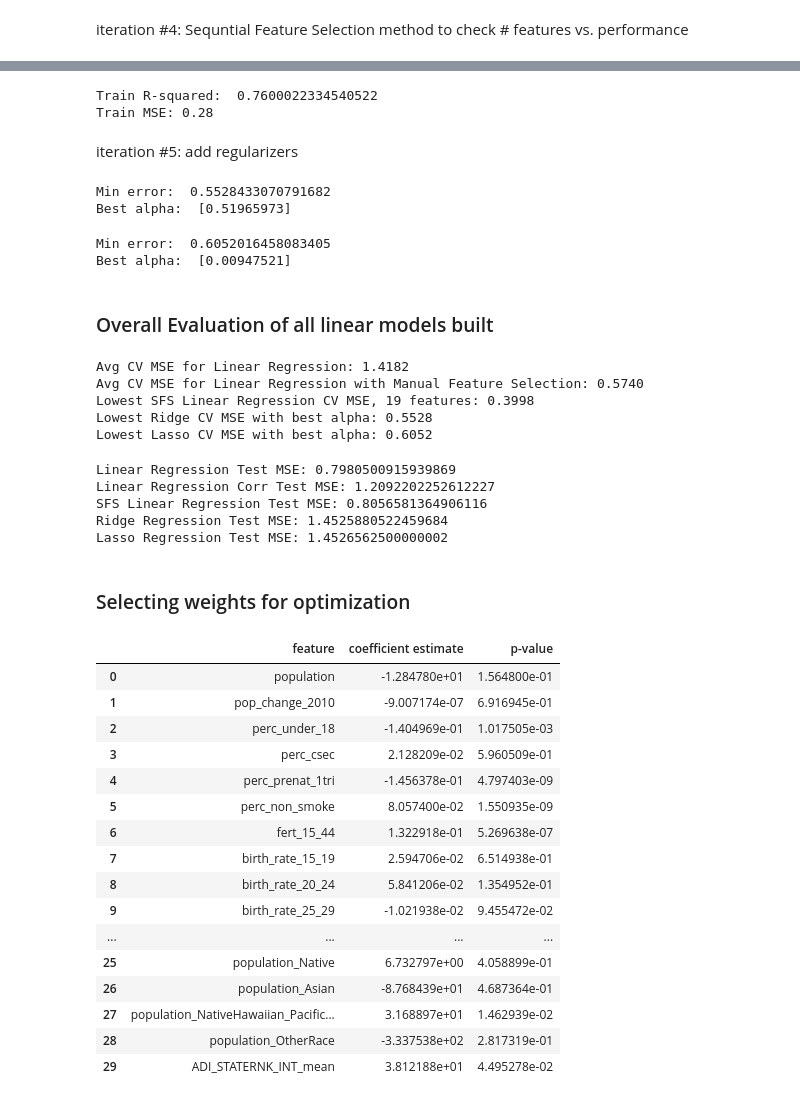
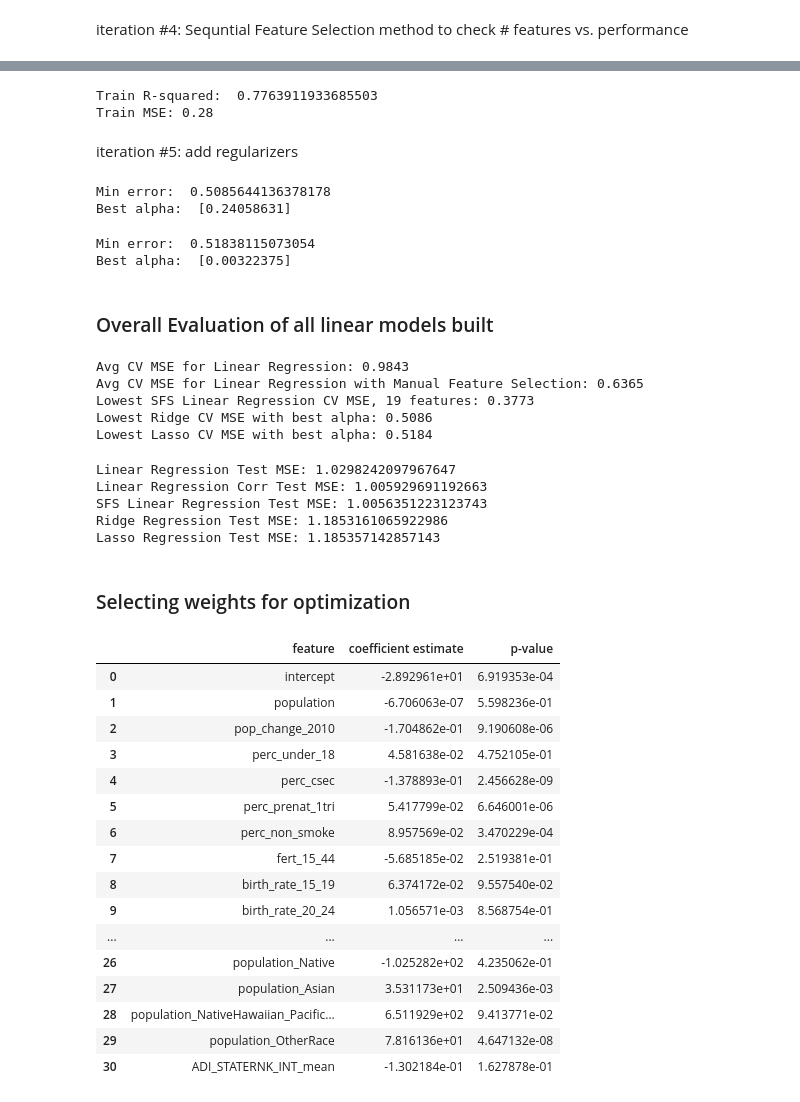
Before and after one commit to cleung-2/dabp_final, a Jupyter notebook: LinearRegression.ipynb, the cells around one changed output, grey strips where cells are left out. Cells and saved outputs as stored; diff of their text form; code cells hidden in the pictures.

```diff
--- a/LinearRegression.ipynb
+++ b/LinearRegression.ipynb
@@ -106,10 +106,10 @@ Linear Regression CV error: 1.4182110738511904
 # %% [markdown]
 iteration #2: dropped less correlated variables
 # %%
-X_train_corr  = X_train.drop(columns = ['population', 'population_White', 'perc_non_smoke', 'population_Black', 'population_Native', 'population_Asian', 'population_NativeHawaiian_PacificIslander', 'population_OtherRace', 'beds_per_1000', 'gono_per_100000',
-                                        'chlam_per_100000', 'birth_rate_15_19', 'birth_rate_20_24', 'birth_rate_25_29', 'birth_rate_30_34', 'birth_date_35_39', 'birth_rate_40_44', 'pop_change_2010', 'inpatient_occupancy_rate'])
-X_test_corr  = X_test.drop(columns = ['population', 'population_White', 'perc_non_smoke', 'population_Black', 'population_Native', 'population_Asian', 'population_NativeHawaiian_PacificIslander', 'population_OtherRace', 'beds_per_1000', 'gono_per_100000',
-                                        'chlam_per_100000', 'pop_change_2010','birth_rate_15_19', 'birth_rate_20_24', 'birth_rate_25_29', 'birth_rate_30_34', 'birth_date_35_39', 'birth_rate_40_44', 'inpatient_occupancy_rate'])
+X_train_corr  = X_train.drop(columns = ['population', 'perc_non_smoke', 'population_Black', 'population_Asian', 'population_OtherRace', 'beds_per_1000', 'gono_per_100000',
+                                        'chlam_per_100000', 'birth_rate_15_19', 'birth_rate_20_24', 'birth_rate_25_29', 'pop_change_2010', 'inpatient_occupancy_rate', 'ADI_STATERNK_INT_mean'])
+X_test_corr  = X_test.drop(columns = ['population', 'perc_non_smoke', 'population_Black', 'population_Asian', 'population_OtherRace', 'beds_per_1000', 'gono_per_100000',
+                                        'chlam_per_100000', 'pop_change_2010','birth_rate_15_19', 'birth_rate_20_24', 'birth_rate_25_29', 'inpatient_occupancy_rate', 'ADI_STATERNK_INT_mean'])
 
 lm = LinearRegression() #creating linear regression object
 lm.fit(X_train_corr, y_train) #fitting train data to model
@@ -211,15 +211,15 @@ plt.show() #showing plot
 # %%
 # selected based on SFS
-X_train_fs = X_train[['perc_csec', 'perc_prenat_1tri', 'birth_rate_15_19', 'birth_rate_20_24', 'birth_rate_25_29', 'birth_rate_30_34', 'birth_date_35_39', 'gono_per_100000', 'perc_smoker', 'hiv_tested', 'perc_no_healthins', 'perc_obese', 'beds_per_1000', 'population_White', 'population_Black', 'population_Native', 'population_Asian', 'population_OtherRace', 'ADI_STATERNK_INT_mean']]
+X_train_fs = X_train[['perc_under_18', 'perc_csec', 'perc_prenat_1tri', 'birth_rate_30_34', 'all_cause_death', 'perc_smoker', 'hiv_tested', 'perc_no_healthins', 'perc_obese', 'population_Native', 'population_Asian', 'population_OtherRace', 'ADI_STATERNK_INT_mean']]
 
-X_test_fs = X_test[['perc_csec', 'perc_prenat_1tri', 'birth_rate_15_19', 'birth_rate_20_24', 'birth_rate_25_29', 'birth_rate_30_34', 'birth_date_35_39', 'gono_per_100000', 'perc_smoker', 'hiv_tested', 'perc_no_healthins', 'perc_obese', 'beds_per_1000', 'population_White', 'population_Black', 'population_Native', 'population_Asian', 'population_OtherRace', 'ADI_STATERNK_INT_mean']]
+X_test_fs = X_test[['perc_under_18', 'perc_csec', 'perc_prenat_1tri', 'birth_rate_30_34', 'all_cause_death', 'perc_smoker', 'hiv_tested', 'perc_no_healthins', 'perc_obese', 'population_Native', 'population_Asian', 'population_OtherRace', 'ADI_STATERNK_INT_mean']]
 # %%
 lm = LinearRegression() #creating linear regression object
 lm.fit(X_train_fs, y_train) #fitting train data to model
 print("Train R-squared: ", lm.score(X_train_fs, y_train)) #getting train model R-squared
 print("Train MSE: %.2f"% mean_squared_error(y_train, lm.predict(X_train_fs))) #getting MSE for train data
 # %% [output]
-Train R-squared:  0.7600022334540522
+Train R-squared:  0.7763911933685503
 Train MSE: 0.28
 # %% [markdown]
 iteration #5: add regularizers
@@ -247,8 +247,8 @@ ridge_ME = np.min(errors) #storing min error for model selection later
 index_ME = (np.where(errors == np.min(errors))[0]) #storing index for min CV error to get best alpha
 print("Best alpha: ", alphas[index_ME]) #printing best alpha
 # %% [output]
-Min error:  0.5528433070791682
-Best alpha:  [0.51965973]
+Min error:  0.5085644136378178
+Best alpha:  [0.24058631]
 # %%
 model_lasso = Lasso(normalize=True, max_iter = 100000) #creating lasso model object
 errors_lasso = [] #empty list to store errors
@@ -270,8 +270,8 @@ lasso_index_ME = (np.where(errors_lasso == np.min(errors_lasso))[0])
 #storing index of min error to get best alpha
 print("Best alpha: ", alphas[lasso_index_ME]) #getting best alpha using index stored in line above
 # %% [output]
-Min error:  0.6052016458083405
-Best alpha:  [0.00947521]
+Min error:  0.51838115073054
+Best alpha:  [0.00322375]
 # %% [markdown]
 ### Overall Evaluation of all linear models built
 # %%
@@ -281,11 +281,11 @@ print('Lowest SFS Linear Regression CV MSE, 19 features: %.4f'% MSE_LR)
 print('Lowest Ridge CV MSE with best alpha: %.4f'% ridge_ME)
 print('Lowest Lasso CV MSE with best alpha: %.4f'% lasso_ME)
 # %% [output]
-Avg CV MSE for Linear Regression: 1.4182
-Avg CV MSE for Linear Regression with Manual Feature Selection: 0.5740
-Lowest SFS Linear Regression CV MSE, 19 features: 0.3998
-Lowest Ridge CV MSE with best alpha: 0.5528
-Lowest Lasso CV MSE with best alpha: 0.6052
+Avg CV MSE for Linear Regression: 0.9843
+Avg CV MSE for Linear Regression with Manual Feature Selection: 0.6365
+Lowest SFS Linear Regression CV MSE, 19 features: 0.3773
+Lowest Ridge CV MSE with best alpha: 0.5086
+Lowest Lasso CV MSE with best alpha: 0.5184
 # %%
 lm = LinearRegression() #create linear reg object
 lm.fit(X_train, y_train) #fitting to training data
@@ -300,7 +300,7 @@ lm_corr_test_MSE = mean_squared_error(lm_model_pred_y, y_test) #get test MSE
 print("Linear Regression Corr Test MSE:", lm_corr_test_MSE)
 
 sfs = SequentialFeatureSelector(model,
-                                n_features_to_select = 19,
+                                n_features_to_select = 13,
                                 direction="forward",
                                 scoring='neg_mean_squared_error',
                                 cv=10) #create SFS using n=17
@@ -322,11 +322,11 @@ y_pred = model_lasso.predict(X_test) #predict y using x test data
 MSE_test_lasso = mean_squared_error(y_test, y_pred) #get test MSE
 print("Lasso Regression Test MSE:", MSE_test_lasso)
 # %% [output]
-Linear Regression Test MSE: 0.7980500915939869
-Linear Regression Corr Test MSE: 1.2092202252612227
-SFS Linear Regression Test MSE: 0.8056581364906116
-Ridge Regression Test MSE: 1.4525880522459684
-Lasso Regression Test MSE: 1.4526562500000002
+Linear Regression Test MSE: 1.0298242097967647
+Linear Regression Corr Test MSE: 1.005929691192663
+SFS Linear Regression Test MSE: 1.0056351223123743
+Ridge Regression Test MSE: 1.1853161065922986
+Lasso Regression Test MSE: 1.185357142857143
 # %% [markdown]
 ### Selecting weights for optimization
 # %%
@@ -336,31 +336,35 @@ import itertools
 # %%
 lm = LinearRegression()
 lm.fit(X_train, y_train)
 
 coefs = []
 coefs.append(lm.intercept_)
+feature_names = ['intercept']
+for col in X_train.columns:
+    feature_names.append(col)
 for coef in lm.coef_:
     coefs.append(coef)
 
-pd.DataFrame(zip(X_train.columns, coefs, stats.coef_pval(lm, X_train, y_train)), columns = ['feature', 'coefficient estimate', 'p-value'])
+results = pd.DataFrame(zip(feature_names, coefs, stats.coef_pval(lm, X_train, y_train)), columns = ['feature', 'coefficient estimate', 'p-value'])
+results
 # %% [output]
 |  | feature | coefficient estimate | p-value |
-| 0 | population | -1.284780e+01 | 1.564800e-01 |
-| 1 | pop_change_2010 | -9.007174e-07 | 6.916945e-01 |
-| 2 | perc_under_18 | -1.404969e-01 | 1.017505e-03 |
-| 3 | perc_csec | 2.128209e-02 | 5.960509e-01 |
-| 4 | perc_prenat_1tri | -1.456378e-01 | 4.797403e-09 |
-| 5 | perc_non_smoke | 8.057400e-02 | 1.550935e-09 |
-| 6 | fert_15_44 | 1.322918e-01 | 5.269638e-07 |
-| 7 | birth_rate_15_19 | 2.594706e-02 | 6.514938e-01 |
-| 8 | birth_rate_20_24 | 5.841206e-02 | 1.354952e-01 |
-| 9 | birth_rate_25_29 | -1.021938e-02 | 9.455472e-02 |
+| 0 | intercept | -2.892961e+01 | 6.919353e-04 |
+| 1 | population | -6.706063e-07 | 5.598236e-01 |
+| 2 | pop_change_2010 | -1.704862e-01 | 9.190608e-06 |
+| 3 | perc_under_18 | 4.581638e-02 | 4.752105e-01 |
+| 4 | perc_csec | -1.378893e-01 | 2.456628e-09 |
+| 5 | perc_prenat_1tri | 5.417799e-02 | 6.646001e-06 |
+| 6 | perc_non_smoke | 8.957569e-02 | 3.470229e-04 |
+| 7 | fert_15_44 | -5.685185e-02 | 2.519381e-01 |
+| 8 | birth_rate_15_19 | 6.374172e-02 | 9.557540e-02 |
+| 9 | birth_rate_20_24 | 1.056571e-03 | 8.568754e-01 |
 | ... | ... | ... | ... |
-| 25 | population_Native | 6.732797e+00 | 4.058899e-01 |
-| 26 | population_Asian | -8.768439e+01 | 4.687364e-01 |
-| 27 | population_NativeHawaiian_Pacific... | 3.168897e+01 | 1.462939e-02 |
-| 28 | population_OtherRace | -3.337538e+02 | 2.817319e-01 |
-| 29 | ADI_STATERNK_INT_mean | 3.812188e+01 | 4.495278e-02 |
+| 26 | population_Native | -1.025282e+02 | 4.235062e-01 |
+| 27 | population_Asian | 3.531173e+01 | 2.509436e-03 |
+| 28 | population_NativeHawaiian_Pacific... | 6.511929e+02 | 9.413771e-02 |
+| 29 | population_OtherRace | 7.816136e+01 | 4.647132e-08 |
+| 30 | ADI_STATERNK_INT_mean | -1.302184e-01 | 1.627878e-01 |
 # %%
 lm = LinearRegression()
 lm.fit(X_train_fs, y_train)
```
Also changed, not shown: parts of 10 cells of this notebook, 1 other file.
